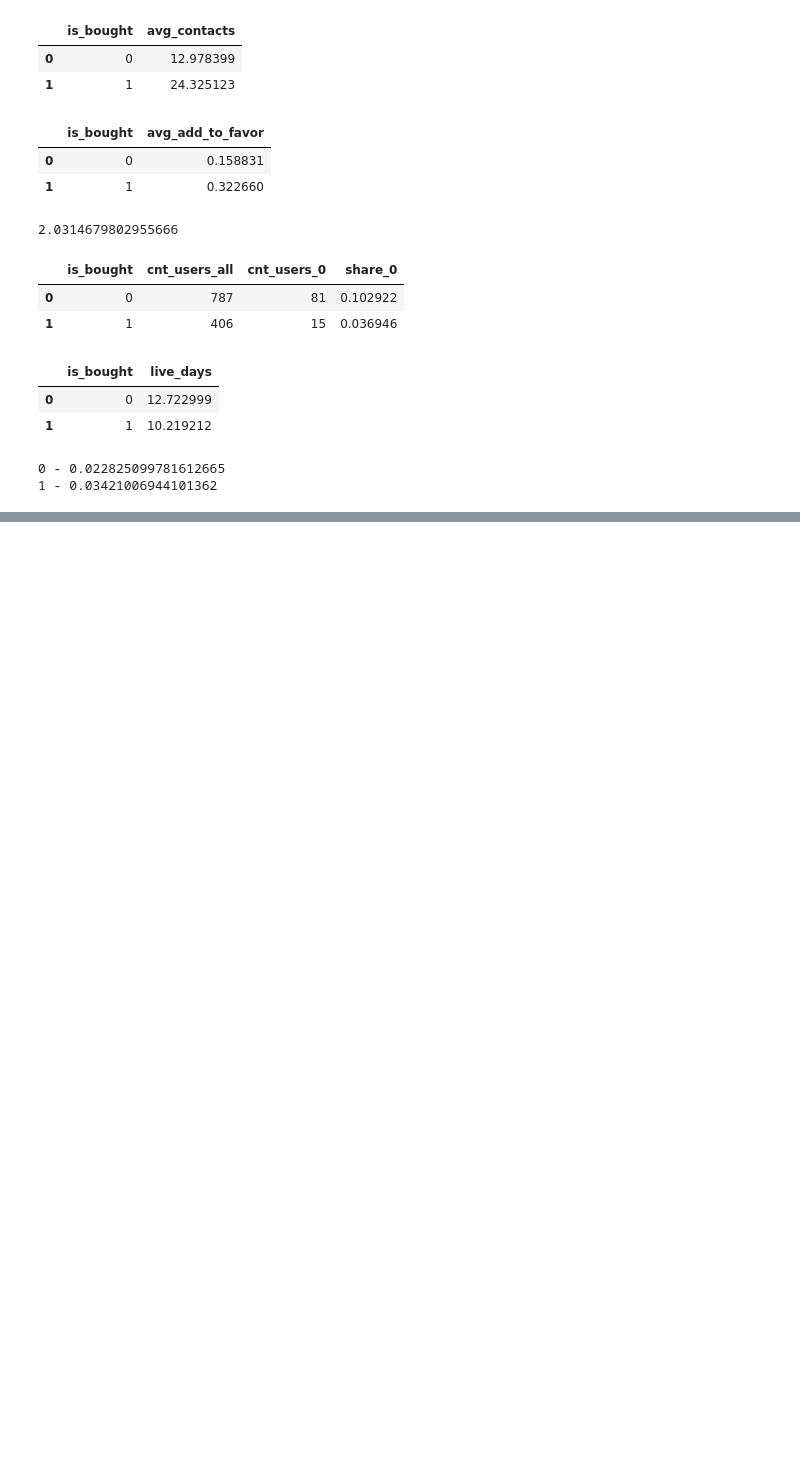
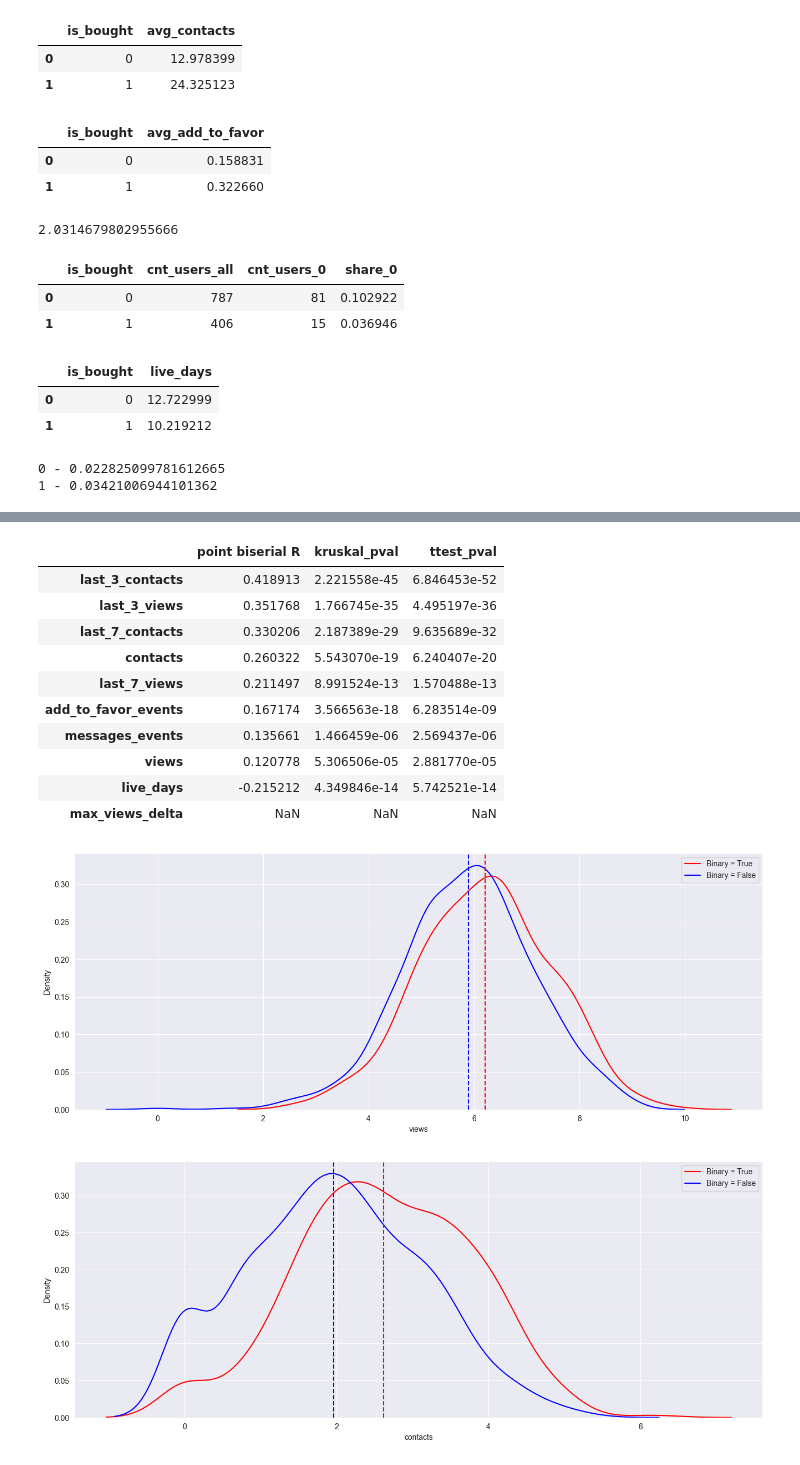
Before and after one commit to NikitaSuper7/HardDA, a Jupyter notebook: ad_design/05.HomeWork.ipynb, the cells around one changed output, grey strips where cells are left out. Saved outputs shown, nothing was run; the diff lists cells and outputs as text; code cells hidden in the pictures; blank space fills up the shorter version.

```diff
--- a/ad_design/05.HomeWork.ipynb
+++ b/ad_design/05.HomeWork.ipynb
@@ -96,0 +304,16 @@ for group in df_gr.is_bought.unique():
+# %%
+pb_corr = []
+metrics = df.columns.tolist()[1:-1]
+goal_metric = df.columns.tolist()[-1]
+for metric in metrics:
+    print(f"Корреляция {goal_metric} с {metric}")
+    pb_corr.append({metric: find_cat_quant_correlation(quant_value=np.log(df[metric]+1),
+                                               binary_mask=df[goal_metric] == 1,
+                                               plot=True,
+                                               print_inference=True)})
+df_new = pd.dfFrame({outer_key: inner_dict
+                       for d in pb_corr
+                       for outer_key, inner_dict in d.items()}).T
+
+df_new.sort_values(by='point biserial R', ascending=False)
+# %% [output]
@@ -96,0 +337,13 @@ for group in df_gr.is_bought.unique():
+|  | point biserial R | kruskal_pval | ttest_pval |
+| last_3_contacts | 0.418913 | 2.221558e-45 | 6.846453e-52 |
+| last_3_views | 0.351768 | 1.766745e-35 | 4.495197e-36 |
+| last_7_contacts | 0.330206 | 2.187389e-29 | 9.635689e-32 |
+| contacts | 0.260322 | 5.543070e-19 | 6.240407e-20 |
+| last_7_views | 0.211497 | 8.991524e-13 | 1.570488e-13 |
+| add_to_favor_events | 0.167174 | 3.566563e-18 | 6.283514e-09 |
+| messages_events | 0.135661 | 1.466459e-06 | 2.569437e-06 |
+| views | 0.120778 | 5.306506e-05 | 2.881770e-05 |
+| live_days | -0.215212 | 4.349846e-14 | 5.742521e-14 |
+| max_views_delta | NaN | NaN | NaN |
+[figure, added]
+[figure, added]
```
Also changed, not shown: parts of 24 cells of this notebook, 2 other files.
